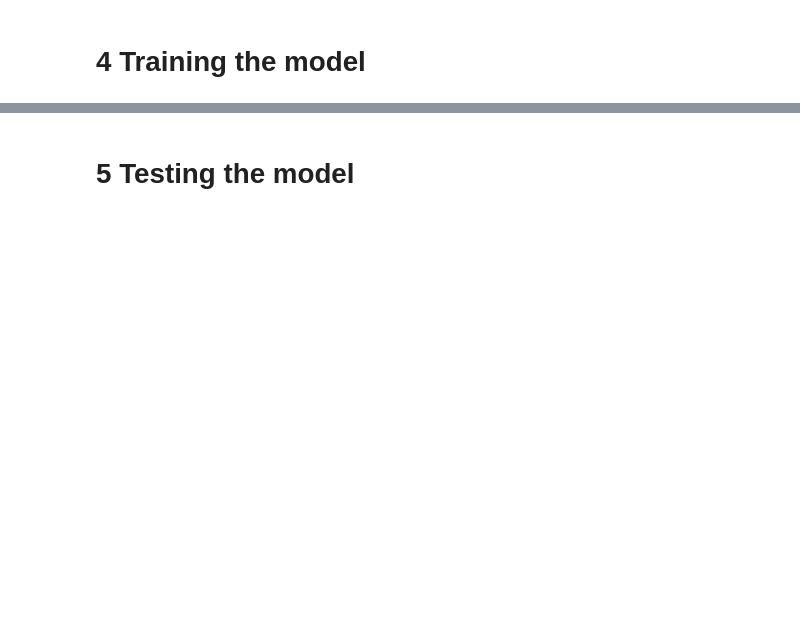
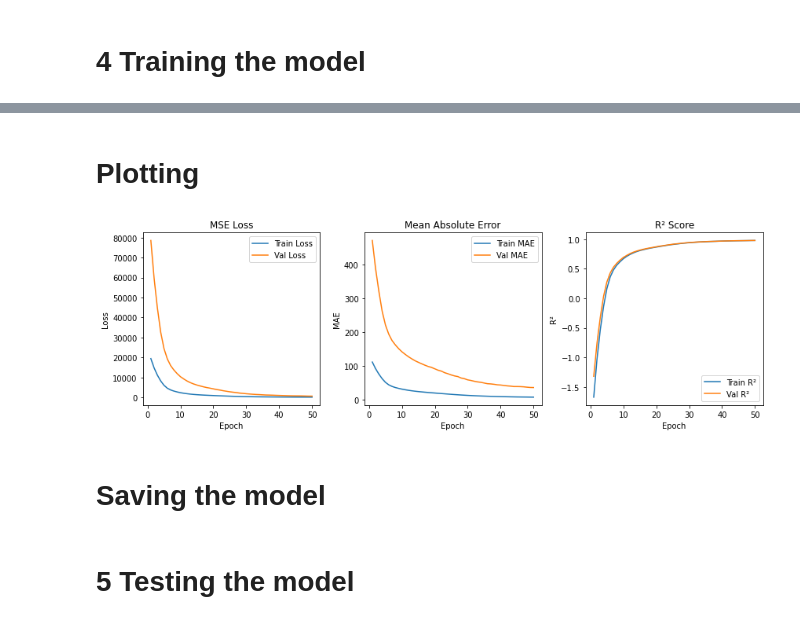
Before and after one commit to JonasS-AAU/P8, a Jupyter notebook: Code/InitialLSTM.ipynb, the cells around one changed output, grey strips where cells are left out. Drawn from its saved outputs; the diff is of its cells as text; code cells hidden in the pictures; blank space fills up the shorter version.

```diff
--- a/Code/InitialLSTM.ipynb
+++ b/Code/InitialLSTM.ipynb
@@ -56,11 +240,11 @@ def prepareSingleSequenceInput(dataDict):
 
     # Stack features into shape: (seqLen, inputSize)
     sequence = [[dataDict[feat][t] for feat in featureNames] for t in range(seqLen)]
-
     # Convert to tensor and add batch dimension: (seqLen, 1, inputSize)
     tensor = torch.tensor(sequence, dtype=torch.float32).unsqueeze(1)
     return tensor
 
-tensor = prepareSingleSequenceInput(data)
-print(tensor.shape)
+sequence = prepareSingleSequenceInput(data)[::timeStep]
+
+print(sequence.shape)
 # %% [output]
@@ -199,8 +364,8 @@ class LSTMModel(nn.Module):
 # %% [markdown]
 # 4 Training the model
 # %%
-model = LSTMModel(input_size=25, hidden_size=50, output_size=25)  # Match output_size to target
-loss_fn = nn.MSELoss()
+model = LSTMModel(inputSize=inputSize, hiddenSize=50, outputSize=inputSize)  # Match outputSize to target
+lossFn = nn.MSELoss()
 optimizer = optim.Adam(model.parameters(), lr=0.001)
 
 
@@ -208,7 +373,7 @@ optimizer = optim.Adam(model.parameters(), lr=0.001)
 device = torch.device("cuda" if torch.cuda.is_available() else "cpu")
 model.to(device)
 
-for batch_x, batch_y in dataloader:
-    batch_x, batch_y = batch_x.to(device), batch_y.to(device)
+for batchX, batchY in dataloader:
+    batchX, batchY = batchX.to(device), batchY.to(device)
 '''
 # %% [output]
@@ -382,0 +513,47 @@ Epoch 20/20 | Train Loss: 0.0248, MAE: 0.0796, R²: 0.9712 | Val Loss: 0.1112, M
+# %% [markdown]
+# Plotting
+# %%
+'''
+fig, ax = plt.subplot(1,2)
+ax[0].plot(epochList,trainLossList,label="Train Loss")
+ax[0].plot(epochList,valLossList,label="Val Loss")
+plt.legend()
+plt.show()
+'''
+
+epochs = range(1, numEpochs + 1)
+
+# Plot Loss
+plt.figure(figsize=(12, 4))
+plt.subplot(1, 3, 1)
+plt.plot(epochs, trainLosses, label='Train Loss')
+plt.plot(epochs, valLosses, label='Val Loss')
+plt.title('MSE Loss')
+plt.xlabel('Epoch')
+plt.ylabel('Loss')
+plt.legend()
+
+# Plot MAE
+plt.subplot(1, 3, 2)
+plt.plot(epochs, trainMaes, label='Train MAE')
+plt.plot(epochs, valMaes, label='Val MAE')
+plt.title('Mean Absolute Error')
+plt.xlabel('Epoch')
+plt.ylabel('MAE')
+plt.legend()
+
+# Plot R² Score
+plt.subplot(1, 3, 3)
+plt.plot(epochs, trainR2s, label='Train R²')
+plt.plot(epochs, valR2s, label='Val R²')
+plt.title('R² Score')
+plt.xlabel('Epoch')
+plt.ylabel('R²')
+plt.legend()
+
+plt.tight_layout()
+plt.show()
+# %% [output]
+[figure, added]
+# %% [markdown]
+# Saving the model
```
Also changed, not shown: parts of 27 cells of this notebook, 2 other files.
